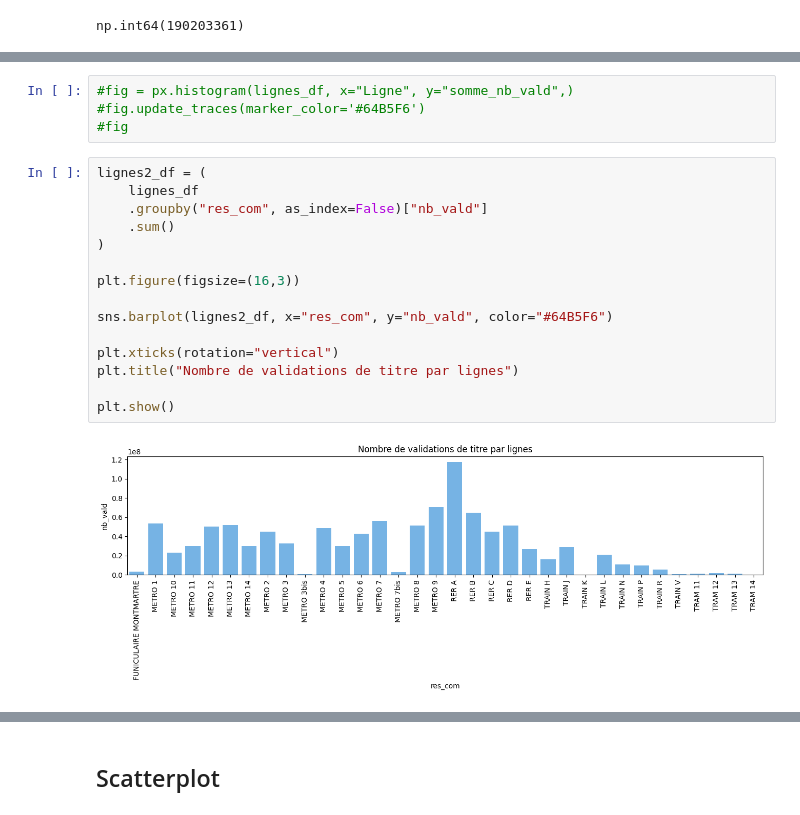
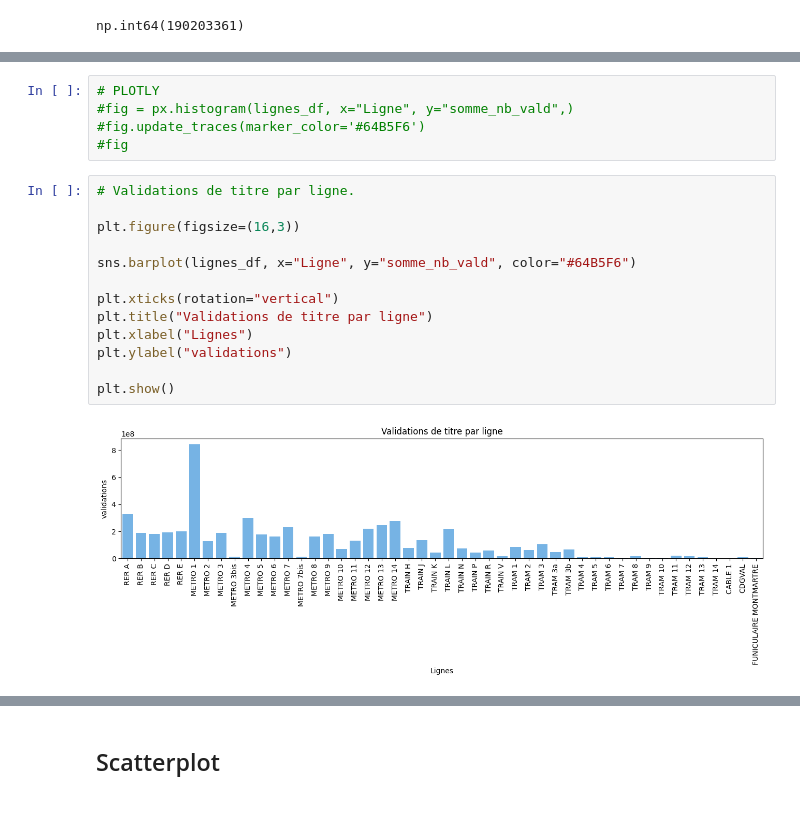
Before and after one commit to m1111111ke/idfm, a Jupyter notebook: notebooks/2_idfm_analyses.ipynb, the cells around one changed output, grey strips where cells are left out. Cells and saved outputs as stored; diff of their text form.

```diff
--- a/notebooks/2_idfm_analyses.ipynb
+++ b/notebooks/2_idfm_analyses.ipynb
@@ -123,23 +117,22 @@ lignes_df.head()
 # %%
+# PLOTLY
 #fig = px.histogram(lignes_df, x="Ligne", y="somme_nb_vald",)
 #fig.update_traces(marker_color='#64B5F6')
 #fig
 # %%
-lignes2_df = (
-    lignes_df
-    .groupby("res_com", as_index=False)["nb_vald"]
-    .sum()
-)
+# Validations de titre par ligne.
 
 plt.figure(figsize=(16,3))
 
-sns.barplot(lignes2_df, x="res_com", y="nb_vald", color="#64B5F6")
+sns.barplot(lignes_df, x="Ligne", y="somme_nb_vald", color="#64B5F6")
 
 plt.xticks(rotation="vertical")
-plt.title("Nombre de validations de titre par lignes")
+plt.title("Validations de titre par ligne")
+plt.xlabel("Lignes")
+plt.ylabel("validations")
 
 plt.show()
 # %% [output]
-[figure, old version]
+[figure, new version]
 # %%
 # Top lignes.
```
Also changed, not shown: parts of 16 cells of this notebook, 1 other file.
